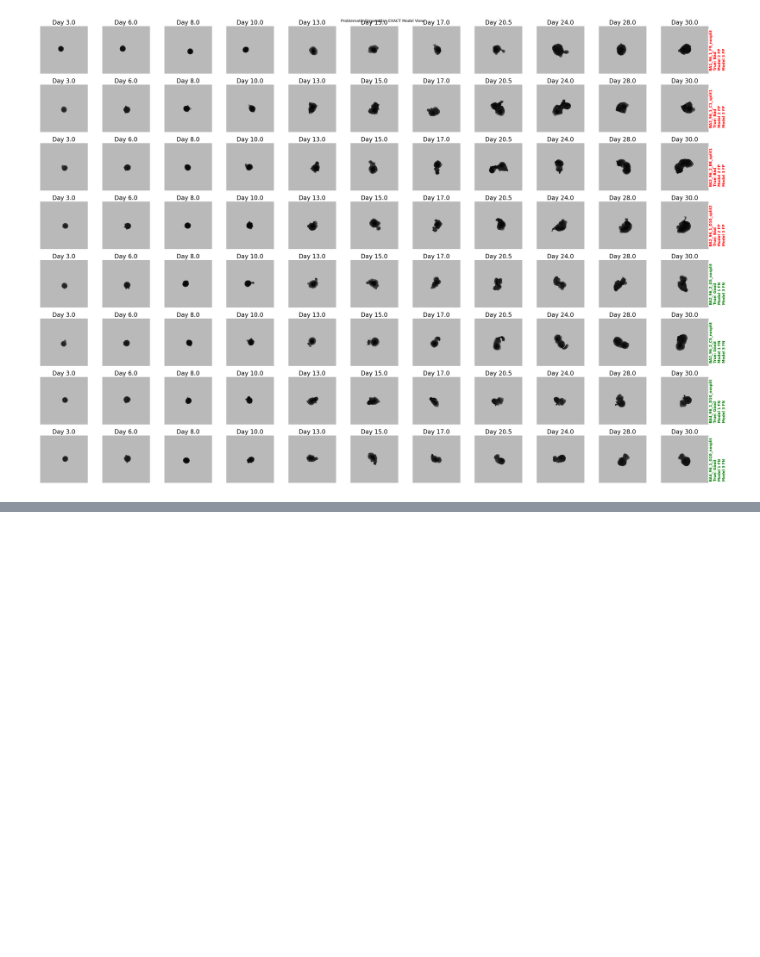
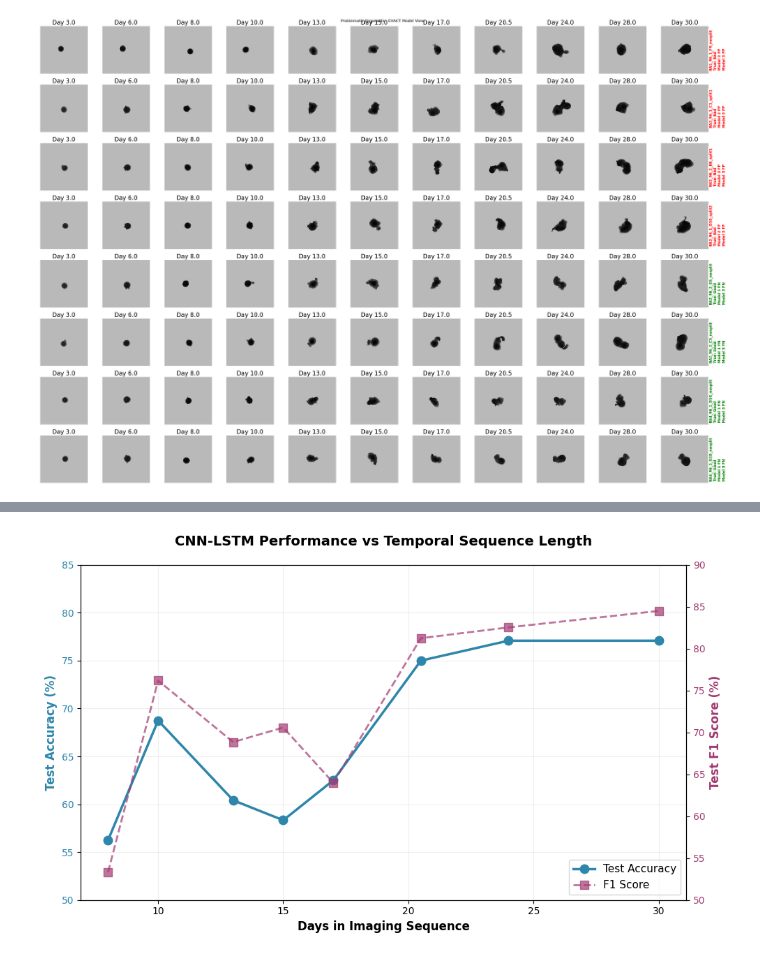
Before and after one commit to dsi-clinic/2025-promega-mini-test, a Jupyter notebook: analysis/images/series_data_prep/check_series.ipynb, the cells around one changed output, grey strips where cells are left out. Saved outputs shown, nothing was run; the diff lists cells and outputs as text; code cells hidden in the pictures; blank space fills up the shorter version.

```diff
--- a/analysis/images/series_data_prep/check_series.ipynb
+++ b/analysis/images/series_data_prep/check_series.ipynb
@@ -804,0 +855,36 @@ plt.show()
+# %%
+fig, ax1 = plt.subplots(figsize=(10, 6))
+
+# Accuracy on left axis
+color1 = '#2E86AB'
+ax1.set_xlabel('Days in Imaging Sequence', fontsize=12, fontweight='bold')
+ax1.set_ylabel('Test Accuracy (%)', fontsize=12, fontweight='bold', color=color1)
+ax1.plot(days, test_acc, 'o-', linewidth=2.5, markersize=9,
+         label='Test Accuracy', color=color1)
+ax1.tick_params(axis='y', labelcolor=color1)
+ax1.set_ylim(50, 85)
+ax1.grid(True, alpha=0.2)
+
+# F1 score on right axis
+ax2 = ax1.twinx()
+color2 = '#A23B72'
+ax2.set_ylabel('Test F1 Score (%)', fontsize=12, fontweight='bold', color=color2)
+ax2.plot(days, test_f1, 's--', linewidth=2, markersize=8,
+         label='F1 Score', color=color2, alpha=0.7)
+ax2.tick_params(axis='y', labelcolor=color2)
+ax2.set_ylim(50, 90)
+
+# Title and legend
+plt.title('CNN-LSTM Performance vs Temporal Sequence Length',
+          fontsize=14, fontweight='bold', pad=20)
+
+# Combined legend
+lines1, labels1 = ax1.get_legend_handles_labels()
+lines2, labels2 = ax2.get_legend_handles_labels()
+ax1.legend(lines1 + lines2, labels1 + labels2, loc='lower right', fontsize=11)
+
+plt.tight_layout()
+
+plt.show()
+# %% [output]
+[figure, added]
```
Also changed, not shown: parts of 3 cells of this notebook, 2 other files.
